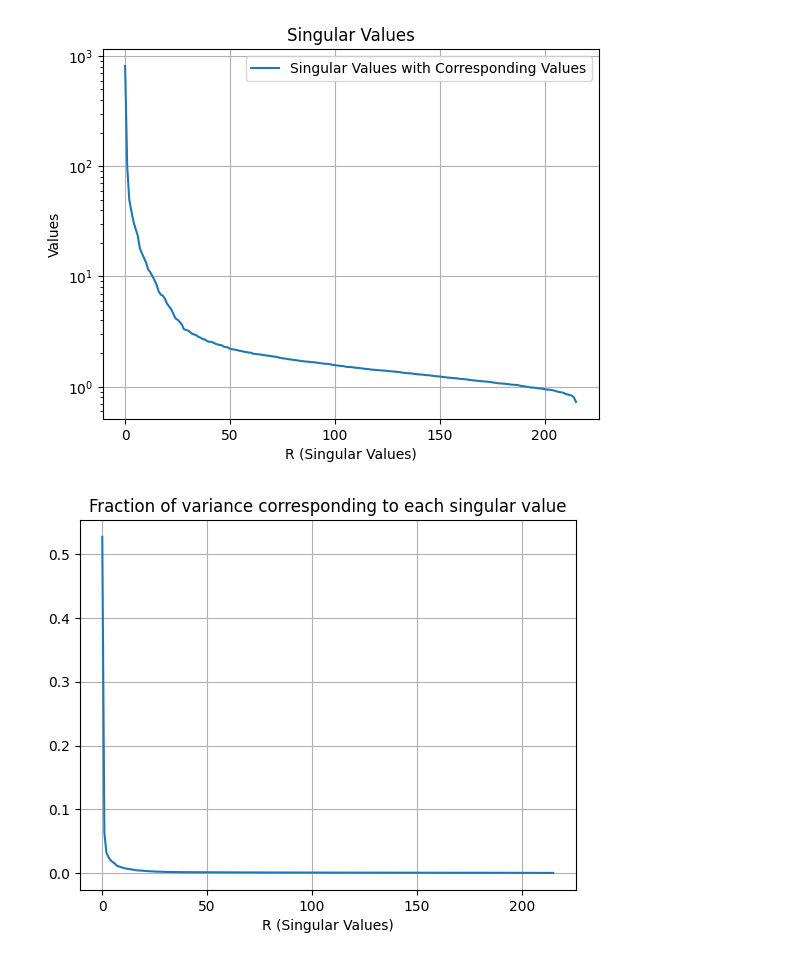
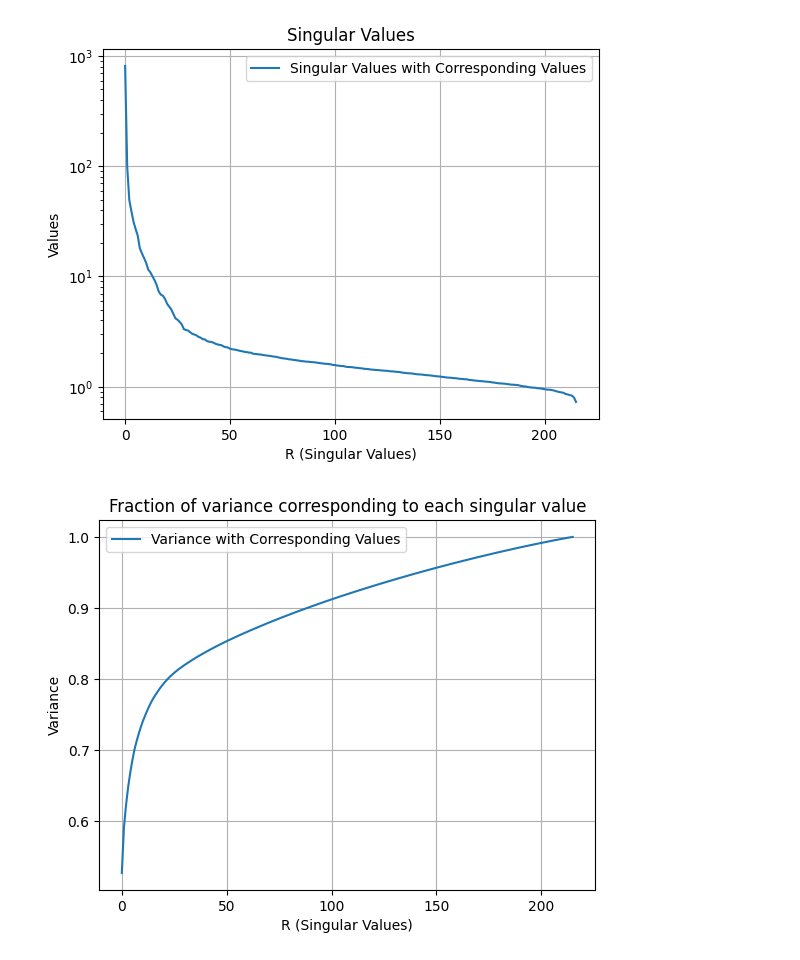
Before and after one commit to hrelosim/AM170B_Spring23, a Jupyter notebook: hw2/AM170B_hw2_lab.ipynb, the cells around one changed output. Drawn from its saved outputs; the diff is of its cells as text; code cells hidden in the pictures.

```diff
--- a/hw2/AM170B_hw2_lab.ipynb
+++ b/hw2/AM170B_hw2_lab.ipynb
@@ -48,12 +44,14 @@ plt.title("Singular Values");
 # %%
 #plot fraction of variance corresponding to each singular value (Figure 2)
 
-plt.plot( np.diag(S) / np.sum(np.diag(S)) );
+plt.plot( np.cumsum(np.diag(S) / np.sum(np.diag(S))) );
 plt.title('Fraction of variance corresponding to each singular value');
 plt.xlabel('R (Singular Values)');
+plt.ylabel('Variance');
+plt.legend(['Variance with Corresponding Values']);
 plt.grid()
 # %% [output]
-[figure, old version]
+[figure, new version]
 # %%
 #3. Find the two first principal components. Note that the ith principal component is calculated by:
 # %%
```
Also changed, not shown: parts of 5 cells of this notebook.
